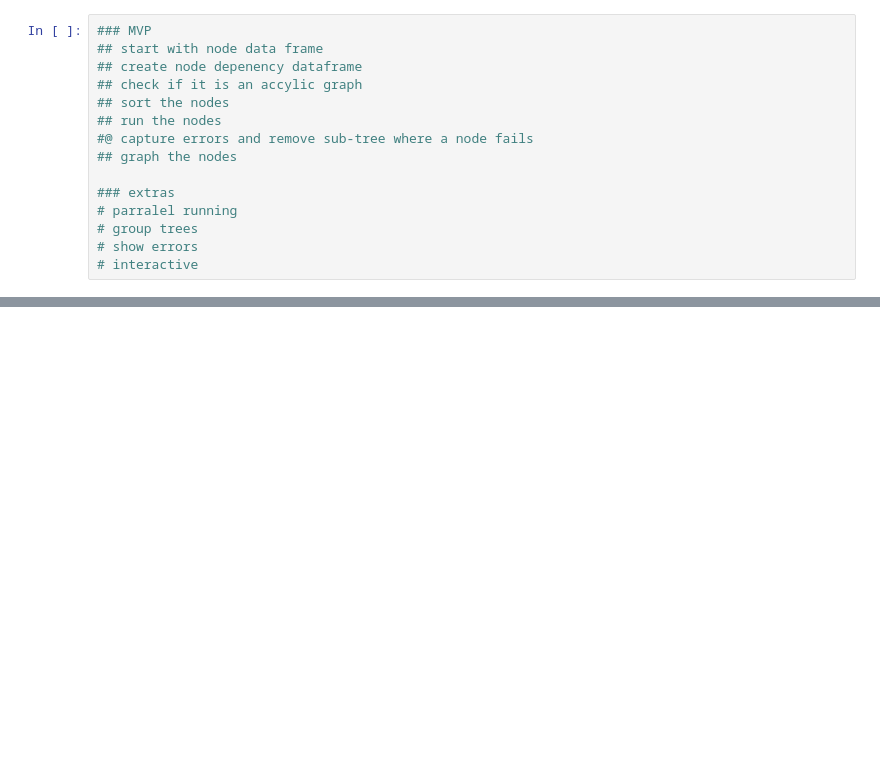
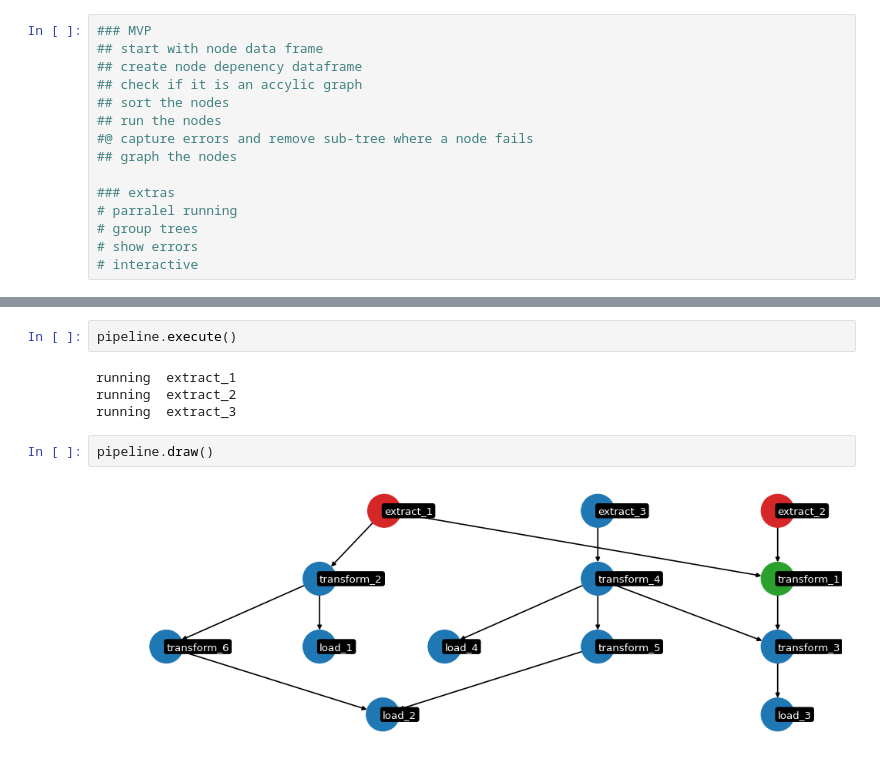
Before and after one commit to lapechie/Data-Pipeline-Tool, a Jupyter notebook: Example.ipynb, the cells around one changed output, grey strips where cells are left out. Saved outputs shown, nothing was run; the diff lists cells and outputs as text; blank space fills up the shorter version.

```diff
--- a/Example.ipynb
+++ b/Example.ipynb
@@ -271,0 +106,10 @@ plt.show()
+# %%
+pipeline.execute()
+# %% [output]
+running  extract_1
+running  extract_2
+running  extract_3
+# %%
+pipeline.draw()
+# %% [output]
+[figure, added]
```
Also changed, not shown: parts of 12 cells of this notebook.
